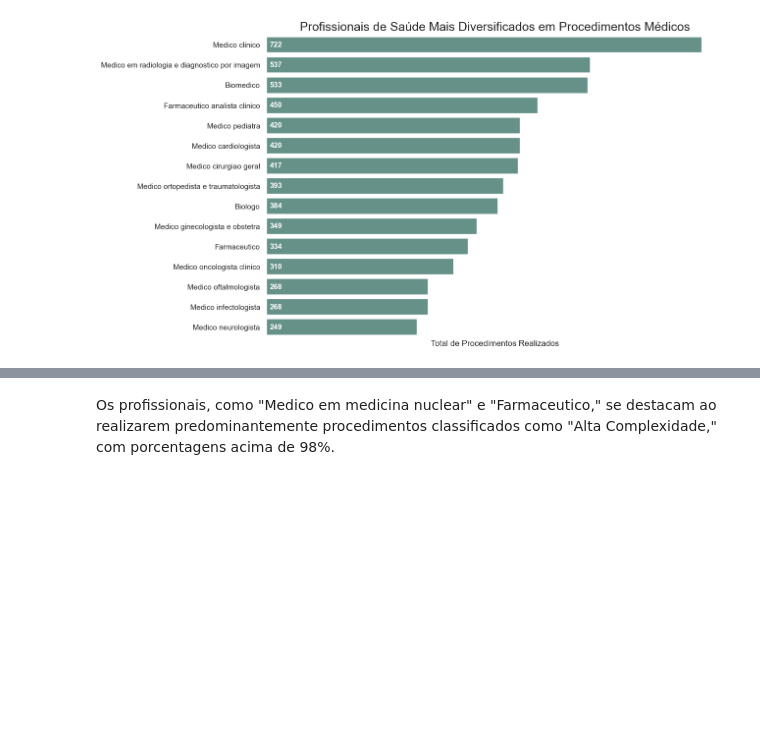
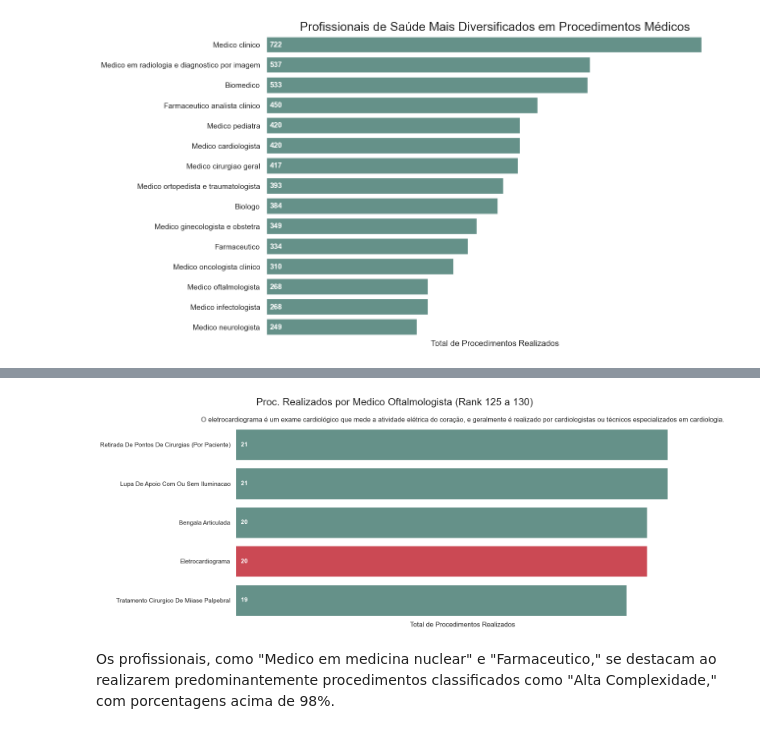
Before and after one commit to Vinicius-Luiz/etl_data_analisys_sia_python, a Jupyter notebook: 004_Data_Analysis.ipynb, the cells around one changed output, grey strips where cells are left out. Saved outputs shown, nothing was run; the diff lists cells and outputs as text; code cells hidden in the pictures; blank space fills up the shorter version.

```diff
--- a/004_Data_Analysis.ipynb
+++ b/004_Data_Analysis.ipynb
@@ -168,3 +236,9 @@ plt.show()
+# %%
+plot_bar_111(pa_cbocod = 225265, rank_min = 125, rank_max = 130, max_results=5,
+             index_color_highlight=[3],
+             title='O eletrocardiograma é um exame cardiológico que mede a atividade elétrica do coração, e geralmente é realizado por cardiologistas ou técnicos especializados em cardiologia.')
+# %% [output]
+[figure, added]
 # %%
 # Percentual de procedimentos realizados por profissional agrupado por nível de complexidade
 num_results = 10
```
Also changed, not shown: parts of 11 cells of this notebook.
